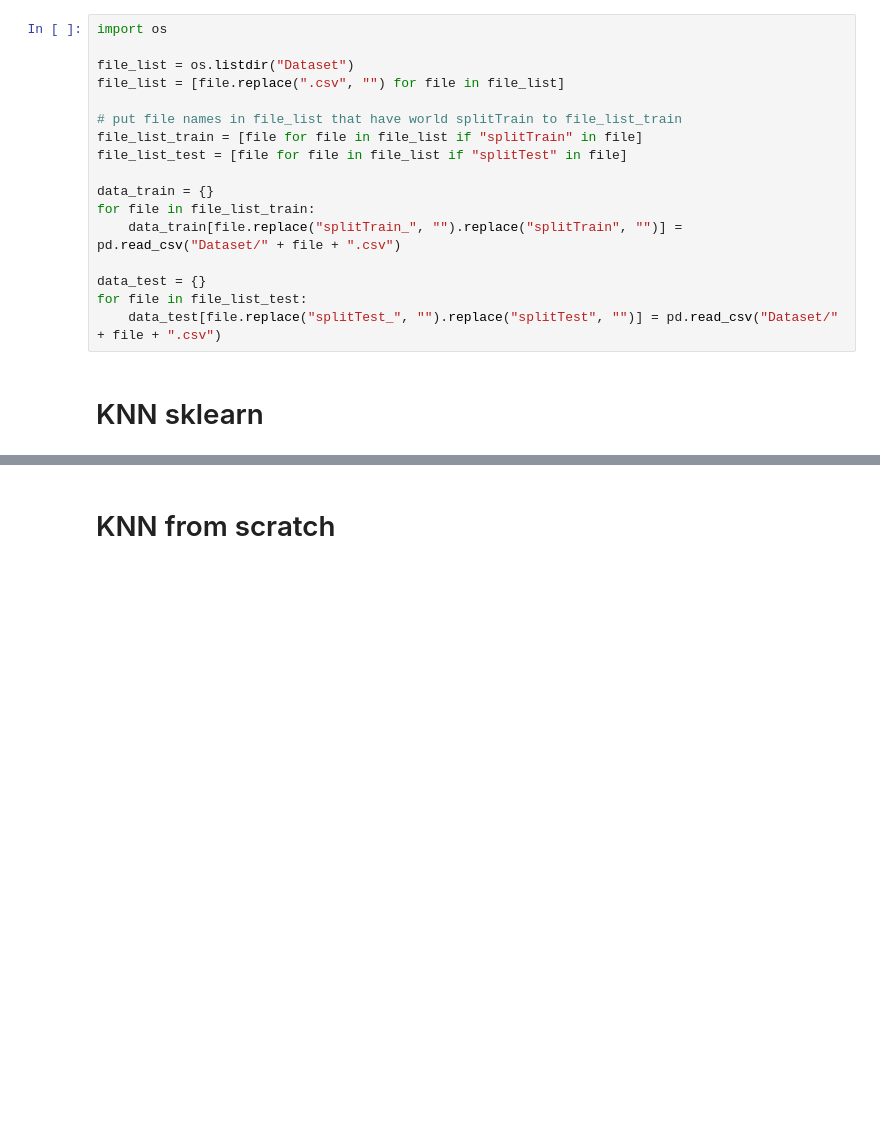
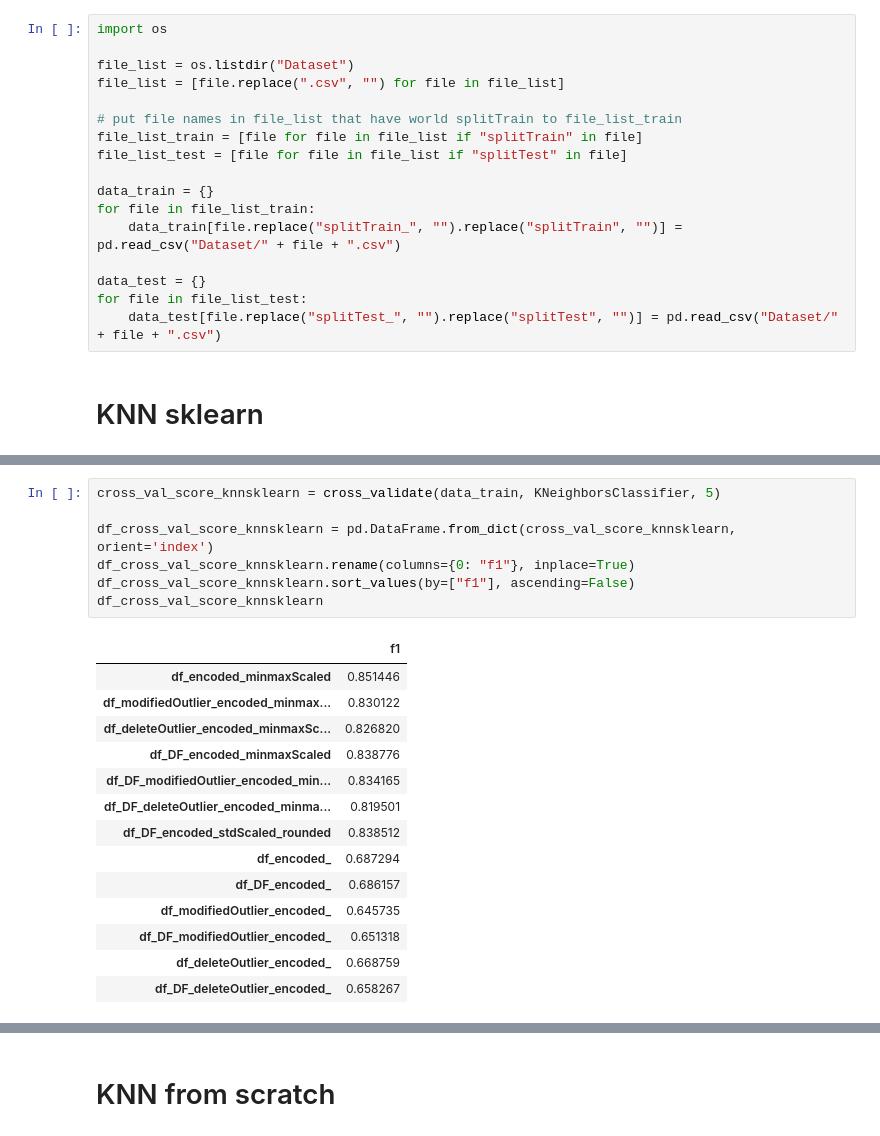
Before and after one commit to tridims/EDA-and-Machine-Learning-model-for-Heart-Disease-UCI-dataset, a Jupyter notebook: KNN.ipynb, the cells around one changed output, grey strips where cells are left out. Saved outputs shown, nothing was run; the diff lists cells and outputs as text; blank space fills up the shorter version.

```diff
--- a/KNN.ipynb
+++ b/KNN.ipynb
@@ -81,0 +100,22 @@ df_list_f1_score_knnsklearn
+# %%
+cross_val_score_knnsklearn = cross_validate(data_train, KNeighborsClassifier, 5)
+
+df_cross_val_score_knnsklearn = pd.DataFrame.from_dict(cross_val_score_knnsklearn, orient='index')
+df_cross_val_score_knnsklearn.rename(columns={0: "f1"}, inplace=True)
+df_cross_val_score_knnsklearn.sort_values(by=["f1"], ascending=False)
+df_cross_val_score_knnsklearn
+# %% [output]
+|  | f1 |
+| df_encoded_minmaxScaled | 0.851446 |
+| df_modifiedOutlier_encoded_minmax... | 0.830122 |
+| df_deleteOutlier_encoded_minmaxSc... | 0.826820 |
+| df_DF_encoded_minmaxScaled | 0.838776 |
+| df_DF_modifiedOutlier_encoded_min... | 0.834165 |
+| df_DF_deleteOutlier_encoded_minma... | 0.819501 |
+| df_DF_encoded_stdScaled_rounded | 0.838512 |
+| df_encoded_ | 0.687294 |
+| df_DF_encoded_ | 0.686157 |
+| df_modifiedOutlier_encoded_ | 0.645735 |
+| df_DF_modifiedOutlier_encoded_ | 0.651318 |
+| df_deleteOutlier_encoded_ | 0.668759 |
+| df_DF_deleteOutlier_encoded_ | 0.658267 |
```
Also changed, not shown: parts of 5 cells of this notebook, 1 other file.
